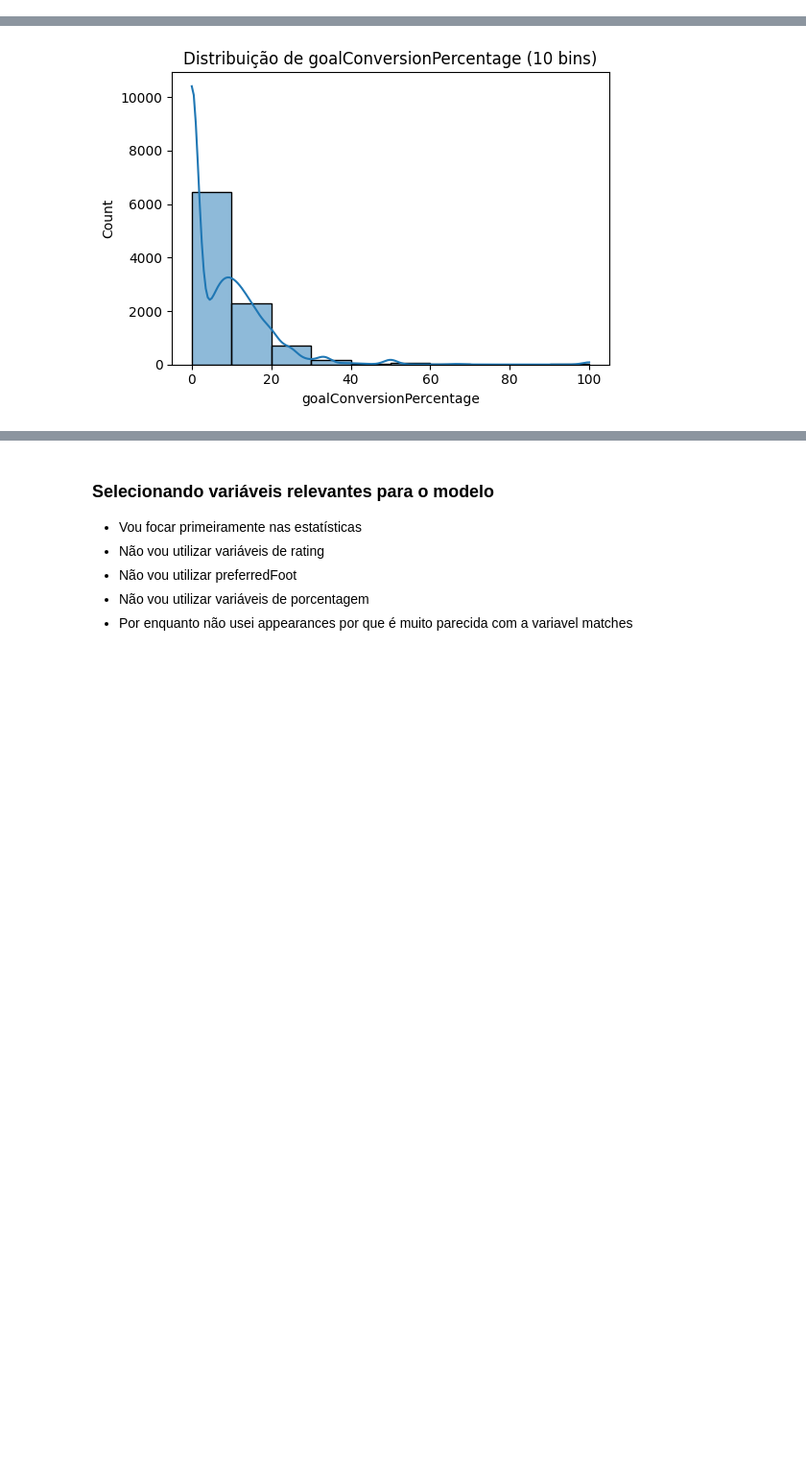
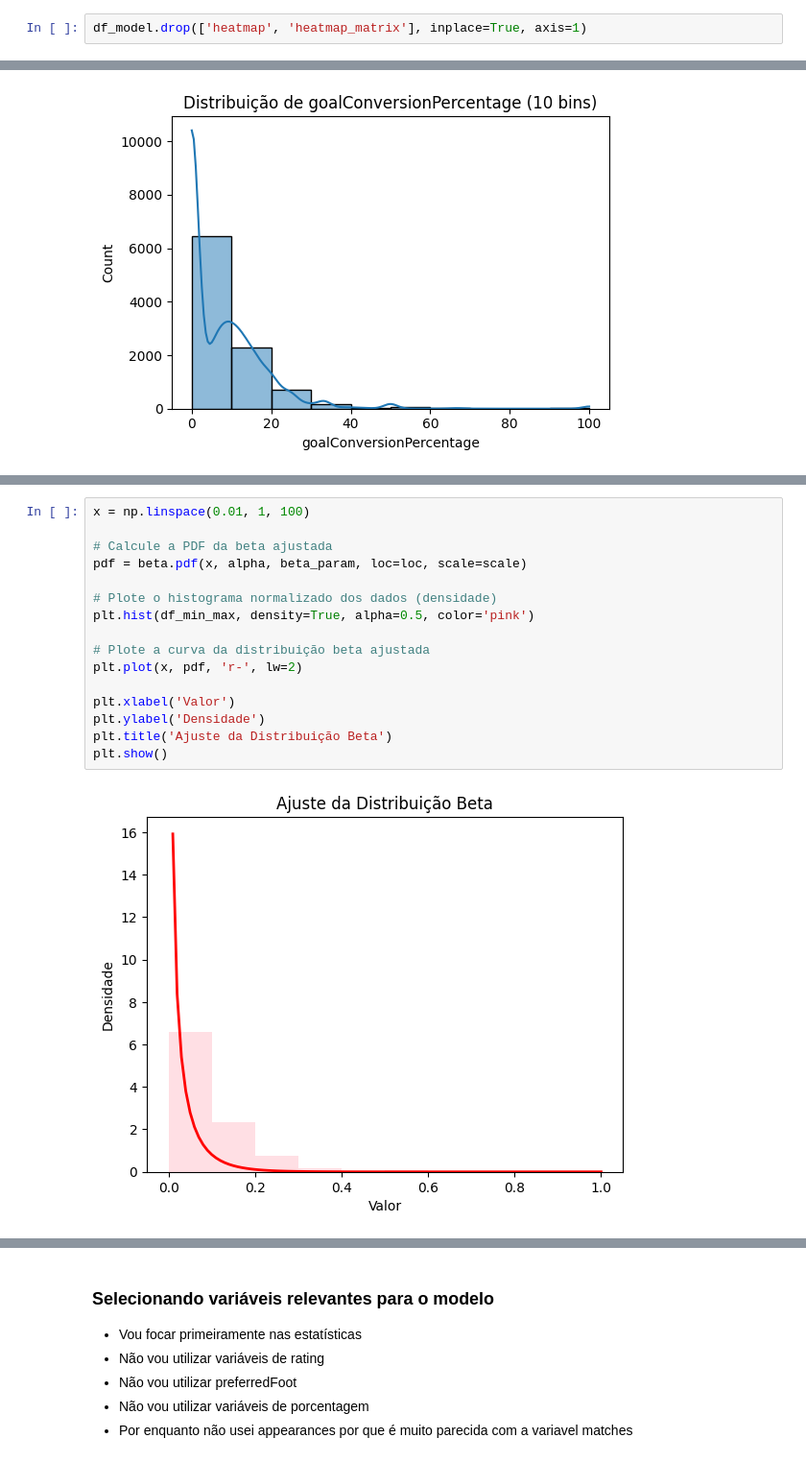
Before and after one commit to Yaak3/TCC2, a Jupyter notebook: Notebooks/analysis.ipynb, the cells around one changed output, grey strips where cells are left out. Shown at 96% size. Drawn from its saved outputs; the diff is of its cells as text; blank space fills up the shorter version.

```diff
--- a/Notebooks/analysis.ipynb
+++ b/Notebooks/analysis.ipynb
@@ -2164,3 +2036,5 @@ identify_center_of_mass(df_model[df_model['name'] == 'Carlo Sickinger']['heatmap
+# %%
+df_model.drop(['heatmap', 'heatmap_matrix'], inplace=True, axis=1)
 # %% [markdown]
 ###### Testando outros jogadores
 
@@ -2394,0 +2258,18 @@ generic_distribution_plot(df_model, ['goalConversionPercentage'])
+# %%
+x = np.linspace(0.01, 1, 100)
+
+# Calcule a PDF da beta ajustada
+pdf = beta.pdf(x, alpha, beta_param, loc=loc, scale=scale)
+
+# Plote o histograma normalizado dos dados (densidade)
+plt.hist(df_min_max, density=True, alpha=0.5, color='pink')
+
+# Plote a curva da distribuição beta ajustada
+plt.plot(x, pdf, 'r-', lw=2)
+
+plt.xlabel('Valor')
+plt.ylabel('Densidade')
+plt.title('Ajuste da Distribuição Beta')
+plt.show()
+# %% [output]
+[figure, added]
```
Also changed, not shown: parts of 82 cells of this notebook, 6 other files.
